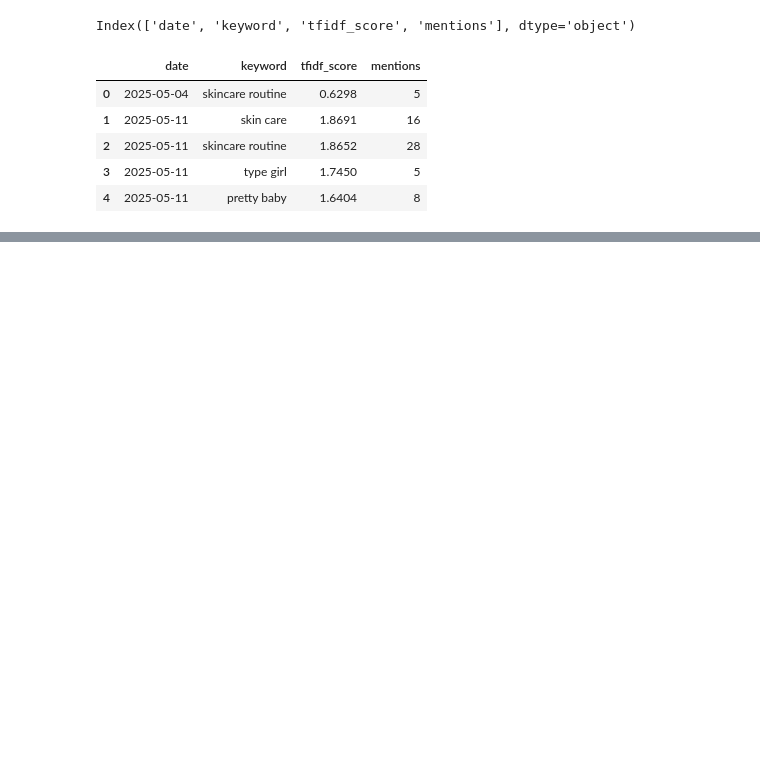
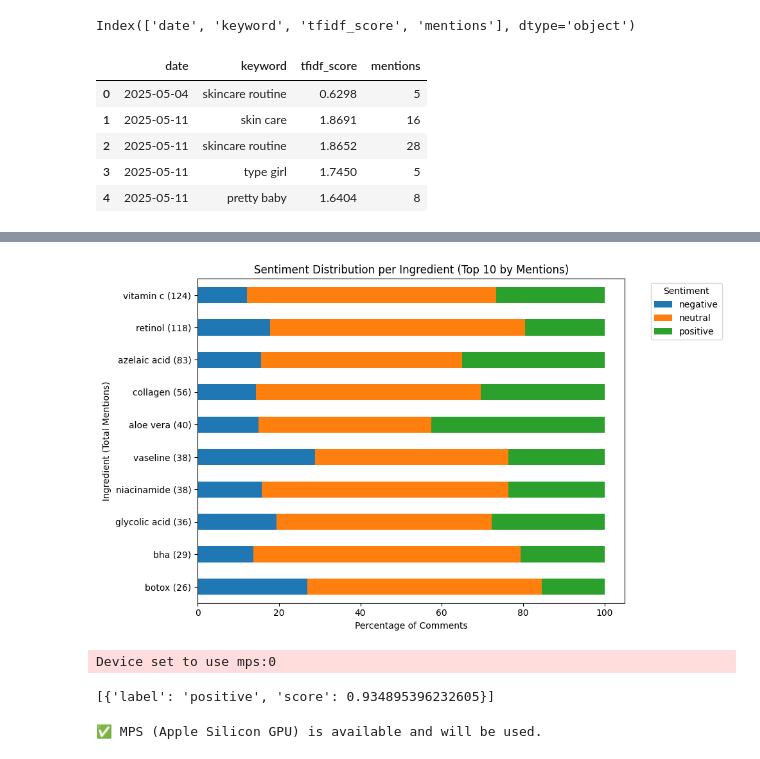
Before and after one commit to Hannah1171/skincare_analysis, a Jupyter notebook: skincare/scripts/test.ipynb, the cells around one changed output, grey strips where cells are left out. Saved outputs shown, nothing was run; the diff lists cells and outputs as text; code cells hidden in the pictures; blank space fills up the shorter version.

```diff
--- a/skincare/scripts/test.ipynb
+++ b/skincare/scripts/test.ipynb
@@ -208,3 +211,9 @@ fig_prop.update_layout(
     plot_bgcolor="#f9f9f9"
 
 )
+# %%
+ingredient=pd.read_csv('/Users/ritushetkar/Downloads/Ingredient Mapping.csv',sep=';')
+
+
+ingredient.head(10
+                )
@@ -210,0 +232,12 @@ fig_prop.update_layout(
+# %%
+# Build the ingredient_map
+from collections import defaultdict
+
+
+ingredient_map = defaultdict(list)
+
+for _, row in ingredient.iterrows():
+    ingredient_map[row["Ingredient"]].append(row["searchTerm"])
+
+# Convert defaultdict to a regular dict if needed
+ingredient_map = dict(ingredient_map)
@@ -210,0 +412,47 @@ fig_prop.update_layout(
+# %%
+# Select top 10 ingredients based on total_mentions
+top_ingredients = ingredient_sentiment_pct.sort_values(by="total_mentions", ascending=False).head(10)
+
+# Sort left-to-right by total_mentions
+top_ingredients = top_ingredients.sort_values(by="total_mentions", ascending=True)
+
+# Create new index labels with total mention count
+renamed_index = [
+    f"{ingredient} ({int(total)})"
+    for ingredient, total in zip(top_ingredients.index, top_ingredients["total_mentions"])
+]
+
+# Select only sentiment columns (exclude total_mentions)
+sentiment_cols = [col for col in top_ingredients.columns if col not in ["total_mentions"]]
+
+# Re-assign index to include mention count in labels
+top_ingredients_sentiments = top_ingredients[sentiment_cols]
+top_ingredients_sentiments.index = renamed_index
+
+# Plot stacked bar chart
+top_ingredients_sentiments.plot(kind="barh", stacked=True, figsize=(10, 6))  # horizontal for better label fit
+plt.title("Sentiment Distribution per Ingredient (Top 10 by Mentions)")
+plt.xlabel("Percentage of Comments")
+plt.ylabel("Ingredient (Total Mentions)")
+plt.legend(title="Sentiment", bbox_to_anchor=(1.05, 1), loc="upper left")
+plt.tight_layout()
+plt.show()
+# %% [output]
+[figure, added]
+# %%
+from transformers import pipeline
+
+pipe = pipeline("text-classification", model="cardiffnlp/twitter-xlm-roberta-base-sentiment")
+print(pipe("I love this product!"))  # Should return a sentiment result
+# %% [output]
+Device set to use mps:0
+[{'label': 'positive', 'score': 0.934895396232605}]
+# %%
+import torch
+
+if torch.backends.mps.is_available():
+    print("✅ MPS (Apple Silicon GPU) is available and will be used.")
+else:
+    print("❌ MPS not available. Will default to CPU.")
+# %% [output]
+✅ MPS (Apple Silicon GPU) is available and will be used.
```
Also changed, not shown: parts of 6 cells of this notebook, 1 other file.
